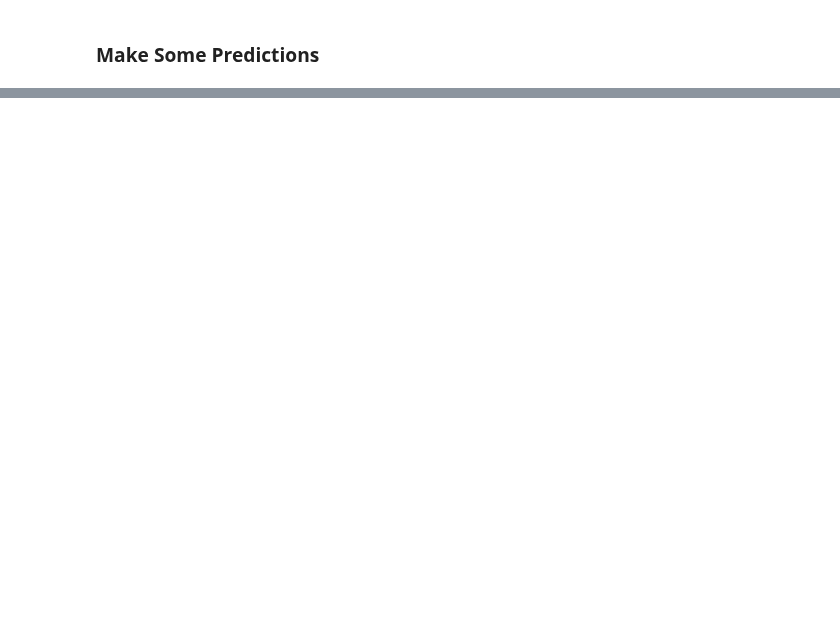
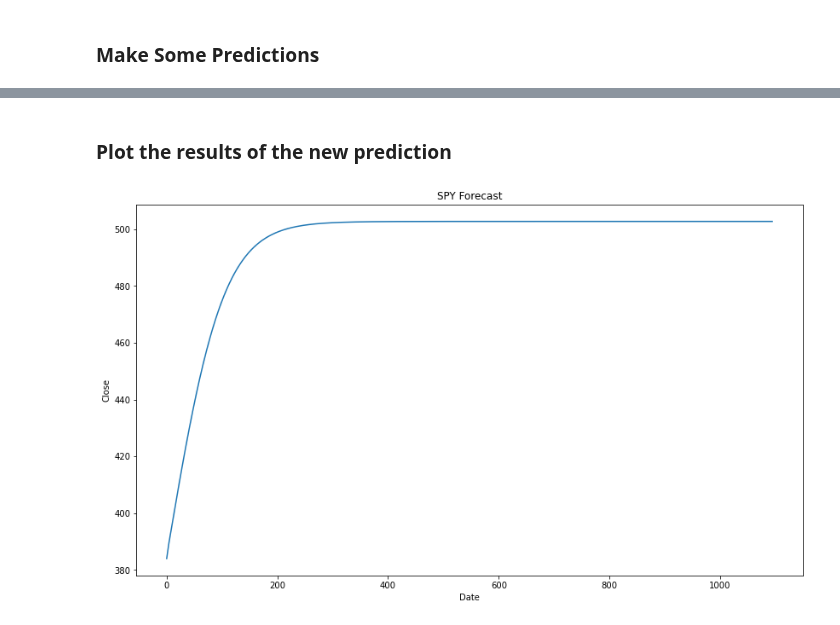
Before and after one commit to joshgreenert/Python-Projects, a Jupyter notebook: Machine Learning Practice/SPY Forecasting.ipynb, the cells around one changed output, grey strips where cells are left out. Cells and saved outputs as stored; diff of their text form; code cells hidden in the pictures; blank space fills up the shorter version.

```diff
--- a/Machine Learning Practice/SPY Forecasting.ipynb
+++ b/Machine Learning Practice/SPY Forecasting.ipynb
@@ -129,0 +189,21 @@ plt.show()
+# %%
+# Create a date range for the desired time range
+start_date = '2021-01-01'
+end_date = '2023-12-31'
+date_range = pd.date_range(start_date, end_date)
+
+# Create an empty array to store the predictions
+predictions = np.empty((len(date_range), 1))
+
+# Set the initial input data for the network
+input_data = test_data[-timesteps:, :]
+
+# Loop over the desired time range and make predictions for each time step
+for i in range(len(date_range)):
+    prediction = model.predict(input_data.reshape(1, input_data.shape[0], input_data.shape[1]))
+    predictions[i, :] = prediction
+    input_data = np.append(input_data, prediction, axis=0)
+    input_data = input_data[-timesteps:, :]
+
+# Invert the predictions back to the original scale
+predictions = scaler.inverse_transform(predictions)
@@ -129,0 +228,12 @@ plt.show()
+# %% [markdown]
+### Plot the results of the new prediction
+# %%
+# Plot the new forecast of data.
+fig, axes = plt.subplots(1, 1, figsize=(14, 8))
+plt.plot(predictions)
+plt.title('SPY Forecast')
+plt.xlabel('Date')
+plt.ylabel('Close')
+plt.show()
+# %% [output]
+[figure, added]
```
Also changed, not shown: parts of 11 cells of this notebook, 2 other files.
